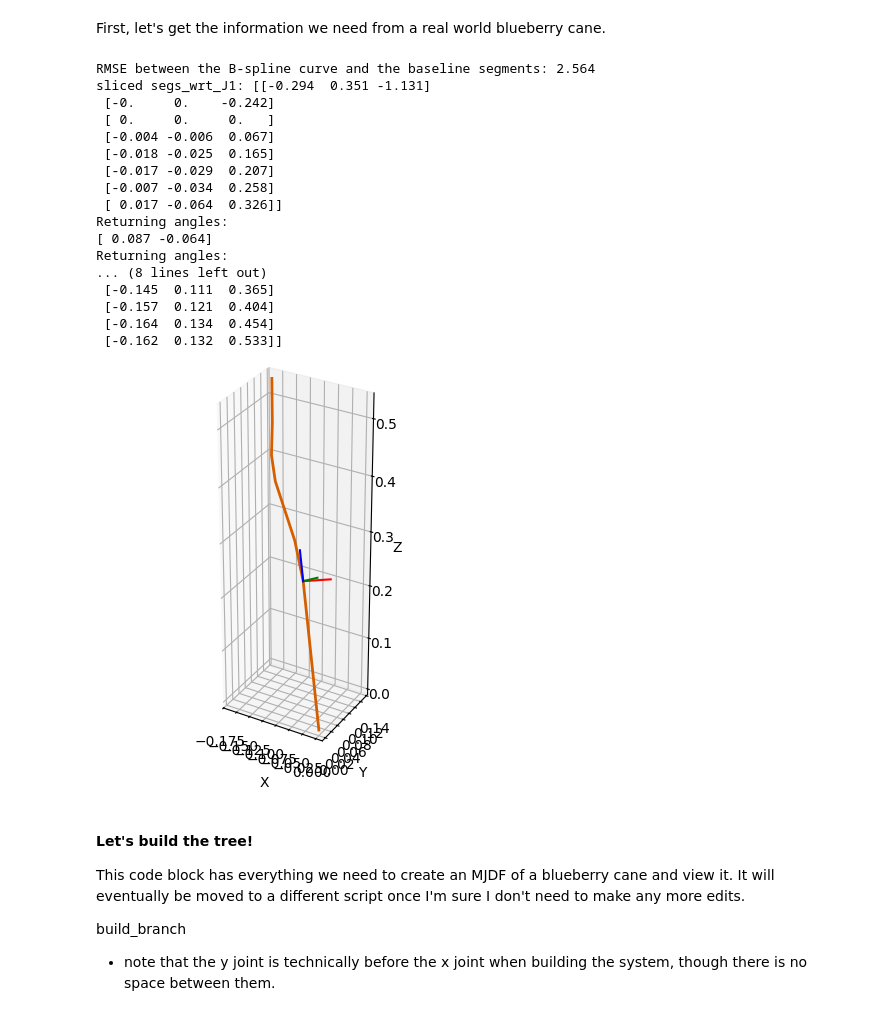
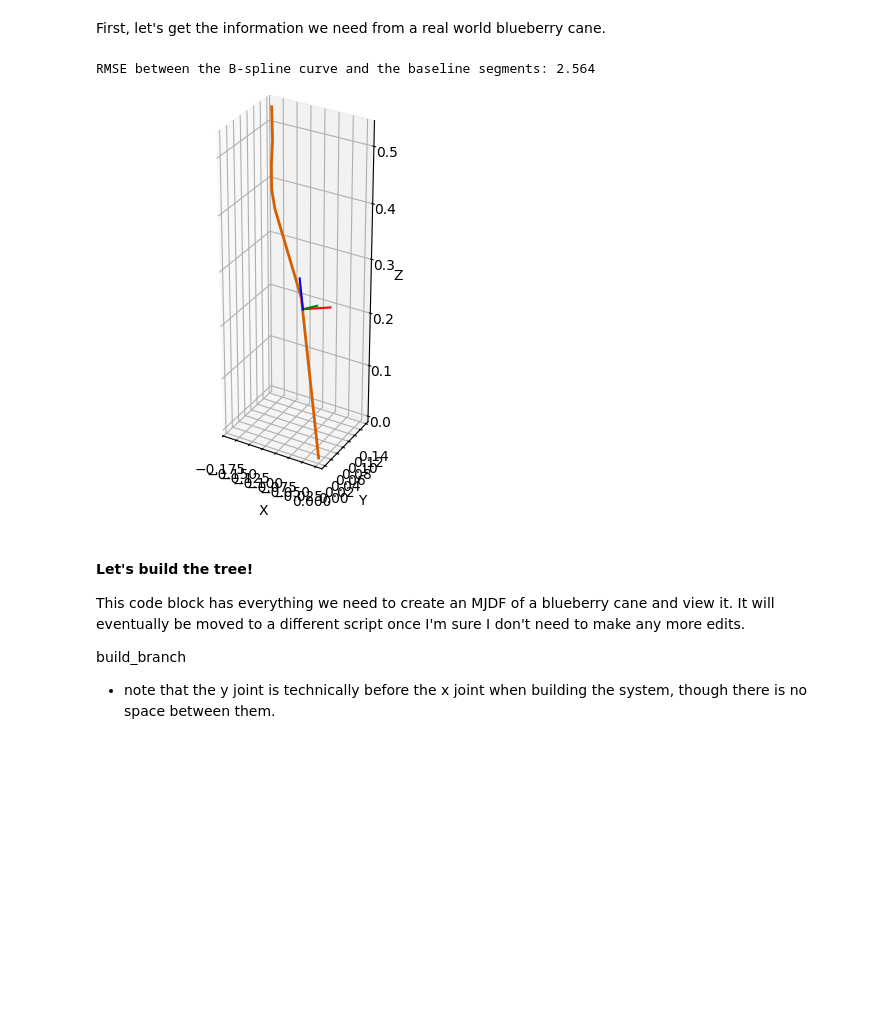
Before and after one commit to Intelligent-Machines-and-Materials-Lab/MuJoCoBlueberryModeling, a Jupyter notebook: src/branchSim.ipynb, the cells around one changed output. Saved outputs shown, nothing was run; the diff lists cells and outputs as text; code cells hidden in the pictures; blank space fills up the shorter version.

```diff
--- a/src/branchSim.ipynb
+++ b/src/branchSim.ipynb
@@ -137,53 +204,36 @@ First, let's get the information we need from a real world blueberry cane.
 # %%
 # This function loads a spline representing a blueberry cane and segments it into discrete pieces.
 segs_cm = splineconverter.segment_spline_from_files('../data/splines/B3/bush_3_cyl1.json',
                                                  '../data/splines/B3/check_3d_bezier1.obj', make_plot=False)
 segs = np.array(segs_cm) / 100  # convert to meters from centimeters
 
 # Switch coordinate frames from spline (camera) to MuJoCo and center at origin
 trans_segs = np.zeros_like(segs)
 trans_segs[:,0] = segs[:,2].copy()-segs[-1,2]  # +x in mujoco is +z in camera ("forwards")
 trans_segs[:,1] = -segs[:,0].copy()+segs[-1,0]  # +y in mujoco is -x in camera ("left")
 trans_segs[:,2] = -segs[:,1].copy()+segs[-1,1]  # +z in mujoco is -y in camera ("up") (y was down in camera)
 segs_flipped = trans_segs[::-1]
 
 # Get lengths of segments and angles between them (for setting up the MJCF model)
 seg_lengths = splineconverter.get_segment_lengths(segs_flipped)
-#TODO: fix this function to return the correct angles
 seg_angles = get_angles_between_segments(segs_flipped)
-print("segment endpoints: ", segs_flipped)
+# print("segment endpoints: ", segs_flipped)
 
 fig = plt.figure()
 ax = fig.add_subplot(111, projection='3d')
 # ax.plot(segs[:, 0], segs[:, 1], segs[:, 2], color='#009E73', lw=2)
 ax.plot(trans_segs[:, 0], trans_segs[:, 1], trans_segs[:, 2], color='#D55E00', lw=2)
 
-F1 = pu.Frame(tm.get_transform("S", "J1"), s=0.05)
-F1.add_frame(ax)
+# F1 = pu.Frame(tm.get_transform("S", "J1"), s=0.05)
+# F1.add_frame(ax)
 
 ax.set_xlabel('X')
 ax.set_ylabel('Y')
 ax.set_zlabel('Z')
 ax.set_aspect('equal', adjustable='box')
 # %% [output]
 RMSE between the B-spline curve and the baseline segments: 2.564
-sliced segs_wrt_J1: [[-0.294  0.351 -1.131]
- [-0.     0.    -0.242]
- [ 0.     0.     0.   ]
- [-0.004 -0.006  0.067]
- [-0.018 -0.025  0.165]
- [-0.017 -0.029  0.207]
- [-0.007 -0.034  0.258]
- [ 0.017 -0.064  0.326]]
-Returning angles:
-[ 0.087 -0.064]
-Returning angles:
-... (8 lines left out)
- [-0.145  0.111  0.365]
- [-0.157  0.121  0.404]
- [-0.164  0.134  0.454]
- [-0.162  0.132  0.533]]
-[figure, old version]
+[figure, new version]
 # %% [markdown]
 #### Let's build the tree!
 
```
Also changed, not shown: parts of 4 cells of this notebook.
